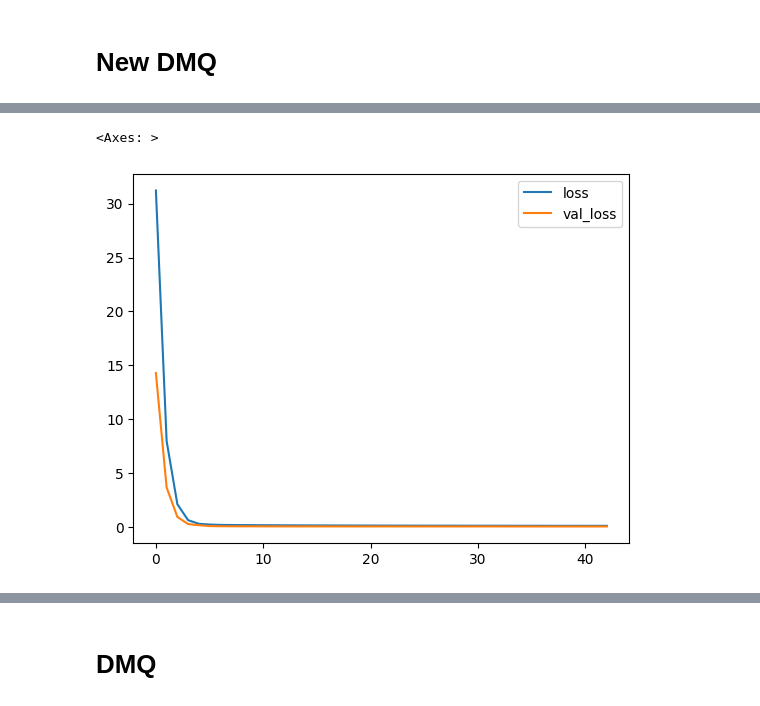
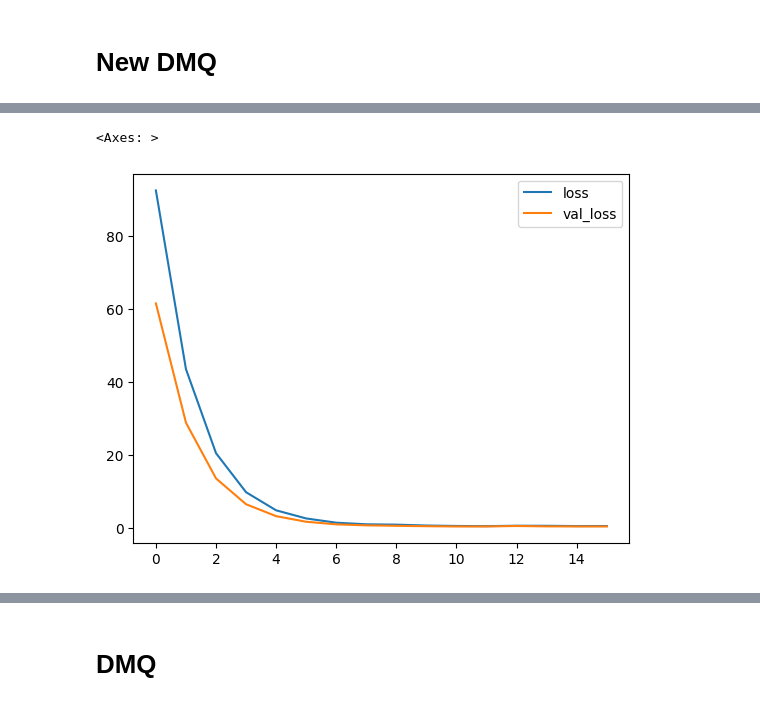
Before and after one commit to rproner1/MacroAtRisk, a Jupyter notebook: tuning.ipynb, the cells around one changed output, grey strips where cells are left out. Saved outputs shown, nothing was run; the diff lists cells and outputs as text; code cells hidden in the pictures.

```diff
--- a/tuning.ipynb
+++ b/tuning.ipynb
@@ -379,7 +379,7 @@ builder_params = {
     'n_recurrent_nodes': 32,
     'n_shared_nodes':32,
     'n_task_nodes': 32,
-    'initializer': 'glorot_uniform',
+    'initializer': 'he_normal',
     'lower_quantiles': None,
     'upper_quantiles': None,
     'loss_weights':  None,
@@ -442,5 +442,5 @@ Epoch 43/200
 <Axes: >
-[figure, old version]
+[figure, new version]
 # %%
 y_pred = model.predict(X_train_rnn)
 plot_and_evaluate_train_predictions(
```
Also changed, not shown: parts of 3 cells of this notebook.
